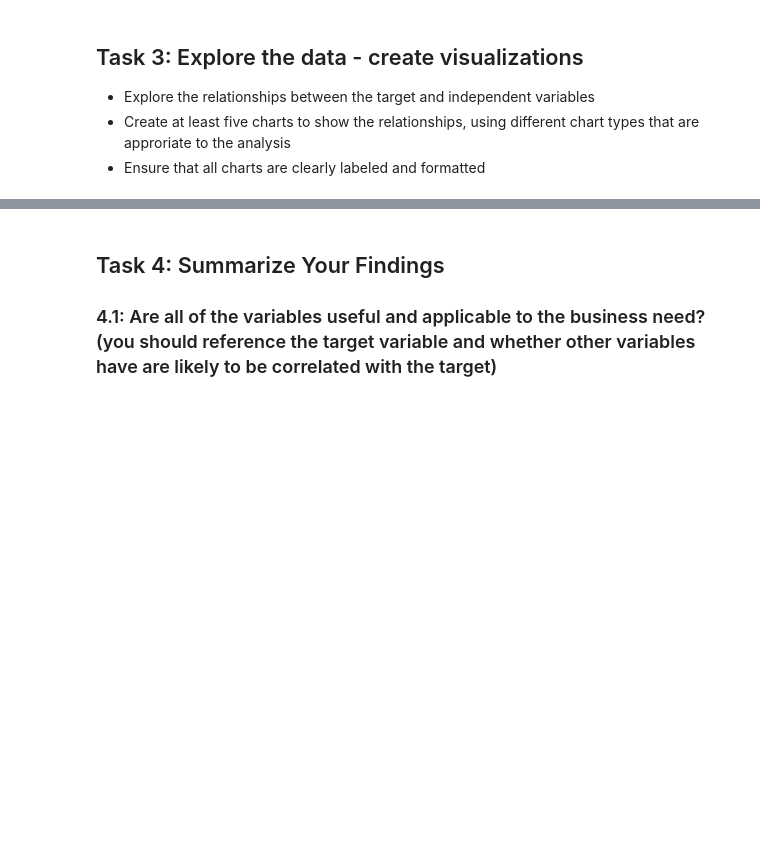
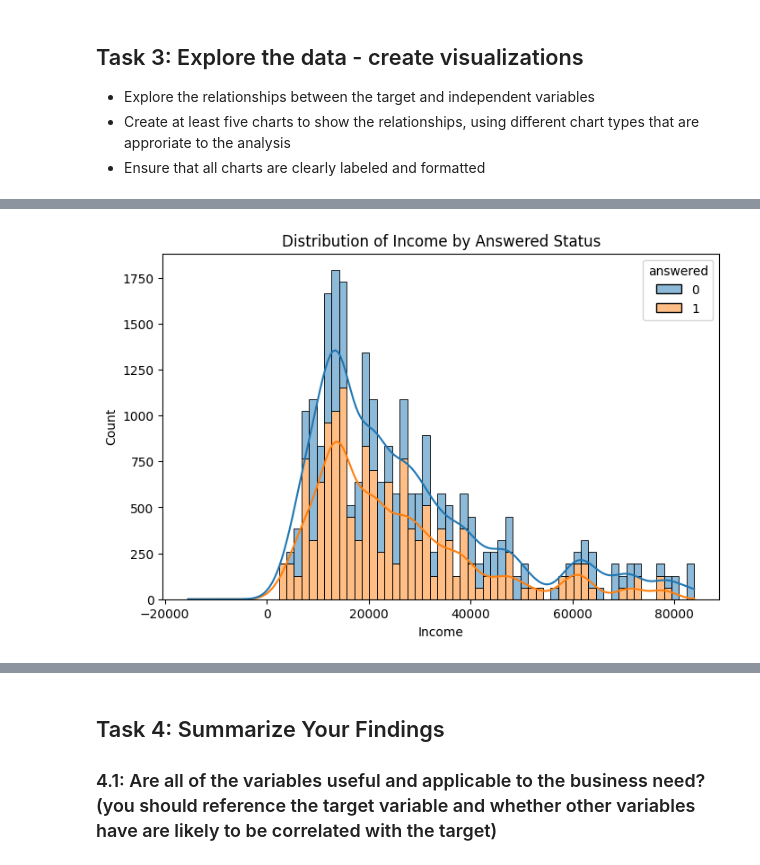
Before and after one commit to jamesmignone63-create/UofUtah_IS4487, a Jupyter notebook: Assignments/assignment_4_data_understanding.ipynb, the cells around one changed output, grey strips where cells are left out. Cells and saved outputs as stored; diff of their text form; code cells hidden in the pictures; blank space fills up the shorter version.

```diff
--- a/Assignments/assignment_4_data_understanding.ipynb
+++ b/Assignments/assignment_4_data_understanding.ipynb
@@ -81,0 +151,10 @@ As in the AdviseInvest case, we will assume `answered` is our target variable. L
+# %%
+# Chart 3: Relationship between 'answered' and 'income' (Numerical vs. Target - using histograms)
+plt.figure(figsize=(8, 5))
+sns.histplot(data=df_cleaned, x='income', hue='answered', multiple='stack', kde=True)
+plt.title('Distribution of Income by Answered Status')
+plt.xlabel('Income')
+plt.ylabel('Count')
+plt.show()
+# %% [output]
+[figure, added]
```
Also changed, not shown: parts of 25 cells of this notebook.
